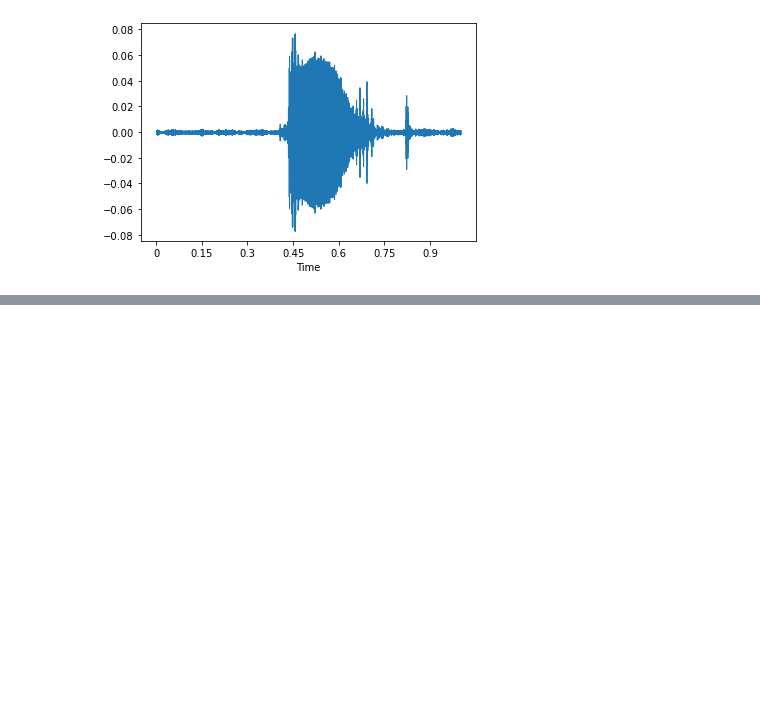
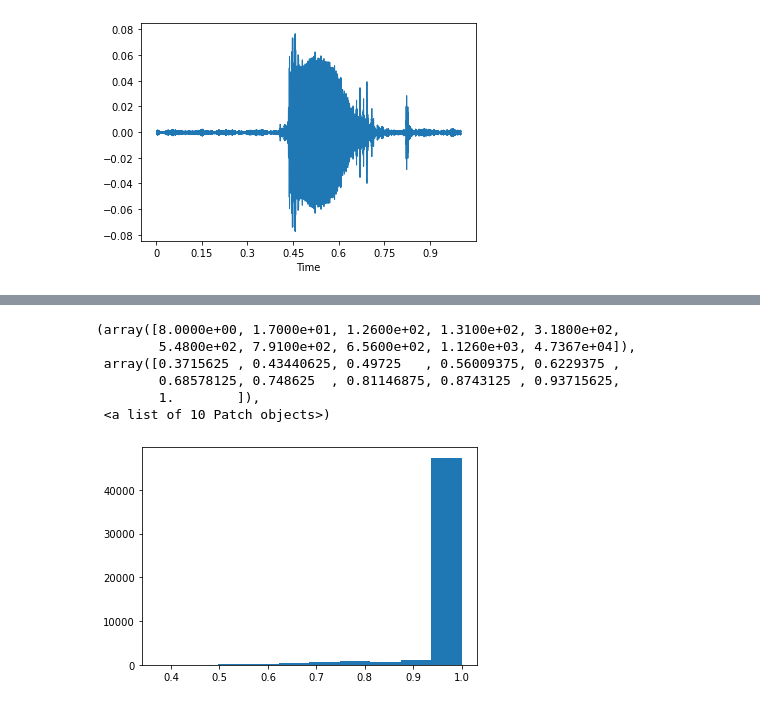
Before and after one commit to japsingh/speech-recognition, a Jupyter notebook: cleaning-speech-dataset.ipynb, the cells around one changed output, grey strips where cells are left out. Cells and saved outputs as stored; diff of their text form; code cells hidden in the pictures; blank space fills up the shorter version.

Commit message:
Update cleaning-speech-dataset.ipynb
Data cleaning and data exploration

```diff
--- a/cleaning-speech-dataset.ipynb
+++ b/cleaning-speech-dataset.ipynb
@@ -80,3 +98,40 @@ raw data shape = (22050,)
 length = 1.0s
 <librosa.display.AdaptiveWaveplot at 0x...>
 [figure]
+# %%
+sr = np.array([0],dtype=np.int32)
+sr.resize(51088)
+
+nSamples = np.array([0],dtype=np.int32)
+nSamples.resize(51088)
+
+dur = np.array([0.0],dtype=np.float64)
+dur.resize(51088)
+
+first_sample_rate = -1;
+inconsistent_sample_rate = False
+
+for ind in df.index:
+    fp = df.loc[ind, "file_path"]
+    audio_path = os.path.join(data_path, os.path.join(r"audio", fp))
+    #print(audio_path)
+    data, samplerate = librosa.load(audio_path, sr=None)
+    #print(samplerate)
+    duration = librosa.get_duration(y=data, sr=samplerate)
+    #print(duration)
+    #print(data.shape[0])
+
+    sr[ind] = samplerate
+    nSamples[ind] = data.shape[0]
+    dur[ind] = duration
+
+    if first_sample_rate == -1:
+        first_sample_rate = samplerate
+    else:
+        if samplerate != first_sample_rate:
+            inconsistent_sample_rate = True
+
+if inconsistent_sample_rate == True:
+    print("Sample rates found inconsistent")
+else:
+    print("Sample rates found consistent")
@@ -82,0 +140,5 @@ length = 1.0s
+# %%
+df["sample_rate"] = sr
+df["number_of_samples"] = nSamples
+df["duration"] = dur
+print(df)
@@ -82,0 +175,11 @@ length = 1.0s
+# %%
+
+plt.hist(df["duration"])
+# %% [output]
+(array([8.0000e+00, 1.7000e+01, 1.2600e+02, 1.3100e+02, 3.1800e+02,
+        5.4800e+02, 7.9100e+02, 6.5600e+02, 1.1260e+03, 4.7367e+04]),
+ array([0.3715625 , 0.43440625, 0.49725   , 0.56009375, 0.6229375 ,
+        0.68578125, 0.748625  , 0.81146875, 0.8743125 , 0.93715625,
+        1.        ]),
+ <a list of 10 Patch objects>)
+[figure, added]
```
Also changed, not shown: parts of 18 cells of this notebook.
